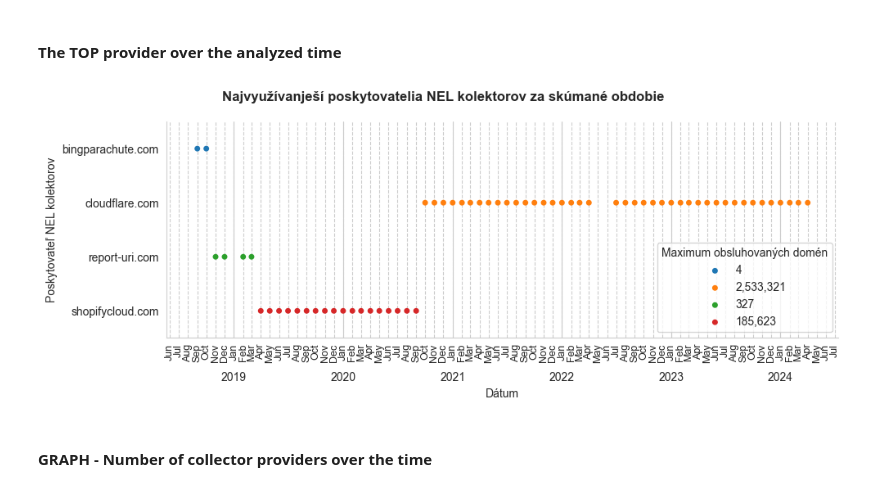
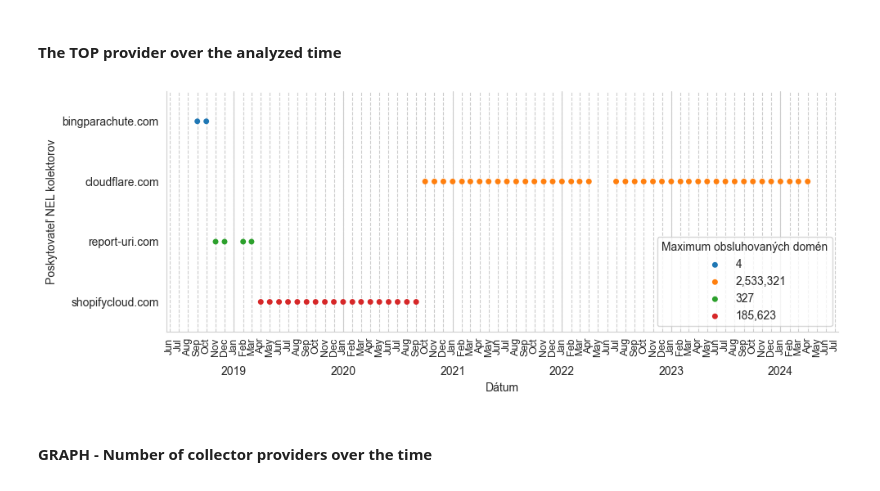
Before and after one commit to JurikMatej/IBP-NEL-Analysis-Scripts, a Jupyter notebook: results/httparchive_nel_collector_provider_usage.ipynb, the cells around one changed output. Cells and saved outputs as stored; diff of their text form; code cells hidden in the pictures.

Commit message:
Fix legend position and title in top1 collector provider over time

```diff
--- a/results/httparchive_nel_collector_provider_usage.ipynb
+++ b/results/httparchive_nel_collector_provider_usage.ipynb
@@ -177,36 +177,36 @@ to_plot['date_fmt'] = to_plot['date'].map(lambda date: pd.to_datetime(date))
 to_plot['providers'] = to_plot['providers'].astype('category')
 
 sns.set_style('whitegrid')
 g = sns.catplot(to_plot, x='date_fmt', y='providers', hue='providers', kind="swarm", height=4, aspect=2.5)
-g.fig.suptitle('Najvyužívanješí poskytovatelia NEL kolektorov za skúmané obdobie', fontweight='bold')
+# g.fig.suptitle('Najvyužívanješí poskytovatelia NEL kolektorov za skúmané obdobie', fontweight='bold')
 ax = g.axes[0][0]
 
 # sns.barplot(to_plot, x='date_fmt', y='total_occurrences', ax=ax, hue='providers')
 
 ax.xaxis.remove_overlapping_locs = False
 
 years = mdates.YearLocator()
 ax.xaxis.set_major_locator(years)
 ax.xaxis.set_major_formatter(mdates.DateFormatter("\n\n%Y"))
 
 months = mdates.MonthLocator(interval=1)
 months_fmt = mdates.DateFormatter('%b')
 ax.xaxis.set_minor_locator(months)
 ax.xaxis.set_minor_formatter(months_fmt)
 
 ax.tick_params(axis='x', which="minor", rotation=90, labelsize=9)
 
 plt.grid(True, which='minor', linestyle='--',)
 
 max_employment = to_plot.groupby(['providers'], observed=True).agg(max=('total_occurrences', 'max')).values
-ax.legend(list(map(lambda val: '{:,.0f}'.format(val[0]), max_employment)), title='Maximum obsluhovaných domén')
+ax.legend(list(map(lambda val: '{:,.0f}'.format(val[0]), max_employment)), title='Maximum obsluhovaných domén', loc="lower right")
 
 ax.set(xlabel='Dátum', ylabel='Poskytovateľ NEL kolektorov')
 
 plt.tight_layout()
 plt.savefig('graphs/httparchive_nel_collector_provider_top_1_over_time.pdf')
 # %% [output]
-[figure, old version]
+[figure, new version]
 # %% [markdown]
 #### GRAPH - Number of collector providers over the time
 # %%
```
Also changed, not shown: parts of 1 cell of this notebook, 1 other file.
